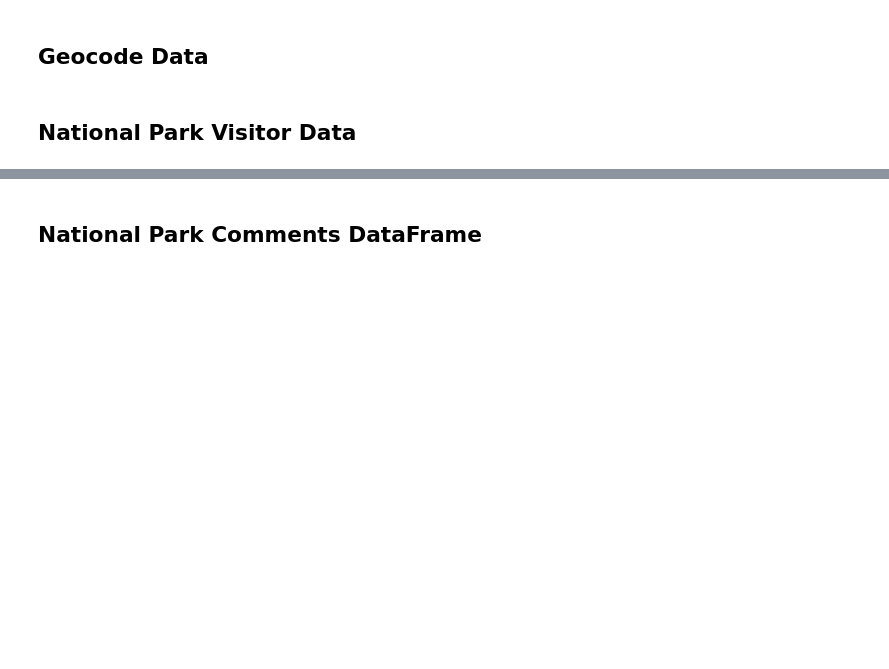
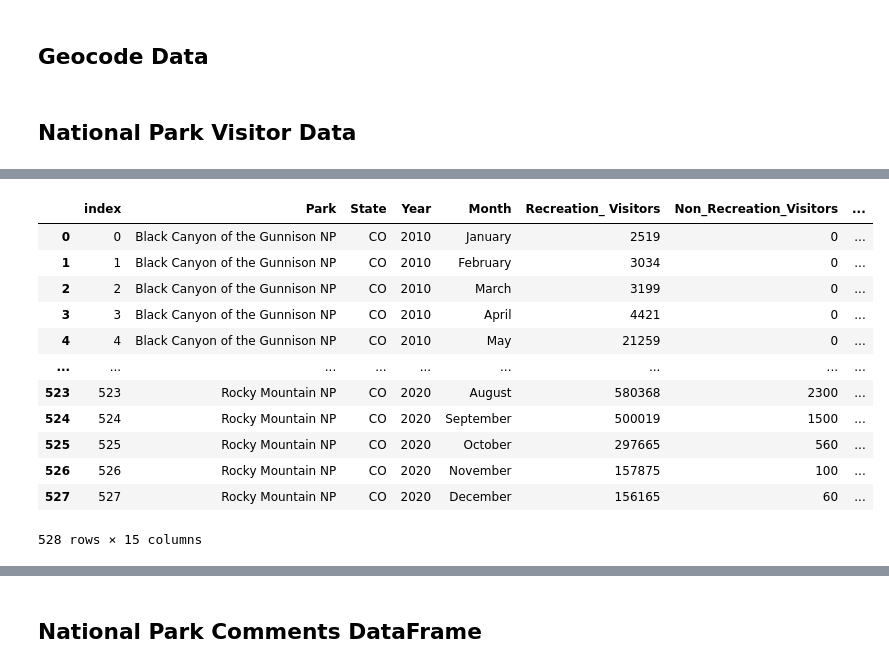
Before and after one commit to jrosedavis/Project-2-Colorado-Recreationl-UI, a Jupyter notebook: Database/colorado_camping.ipynb, the cells around one changed output, grey strips where cells are left out. Saved outputs shown, nothing was run; the diff lists cells and outputs as text; code cells hidden in the pictures; blank space fills up the shorter version.

```diff
--- a/Database/colorado_camping.ipynb
+++ b/Database/colorado_camping.ipynb
@@ -148,0 +162,16 @@ nps_df_1.dtypes
+# %%
+nps_df_1
+# %% [output]
+|  | index | Park | State | Year | Month | Recreation_ Visitors | Non_Recreation_Visitors | ... |
+| 0 | 0 | Black Canyon of the Gunnison NP | CO | 2010 | January | 2519 | 0 | ... |
+| 1 | 1 | Black Canyon of the Gunnison NP | CO | 2010 | February | 3034 | 0 | ... |
+| 2 | 2 | Black Canyon of the Gunnison NP | CO | 2010 | March | 3199 | 0 | ... |
+| 3 | 3 | Black Canyon of the Gunnison NP | CO | 2010 | April | 4421 | 0 | ... |
+| 4 | 4 | Black Canyon of the Gunnison NP | CO | 2010 | May | 21259 | 0 | ... |
+| ... | ... | ... | ... | ... | ... | ... | ... | ... |
+| 523 | 523 | Rocky Mountain NP | CO | 2020 | August | 580368 | 2300 | ... |
+| 524 | 524 | Rocky Mountain NP | CO | 2020 | September | 500019 | 1500 | ... |
+| 525 | 525 | Rocky Mountain NP | CO | 2020 | October | 297665 | 560 | ... |
+| 526 | 526 | Rocky Mountain NP | CO | 2020 | November | 157875 | 100 | ... |
+| 527 | 527 | Rocky Mountain NP | CO | 2020 | December | 156165 | 60 | ... |
+528 rows × 15 columns
```
Also changed, not shown: parts of 21 cells of this notebook, 1 other file.
